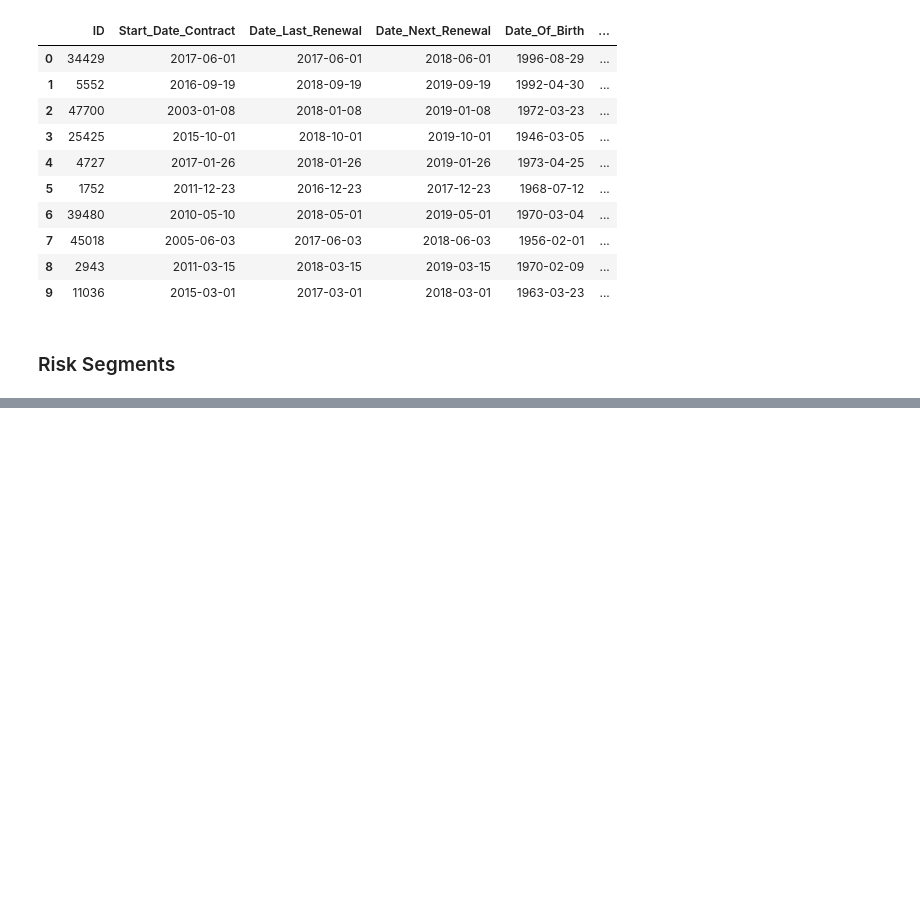
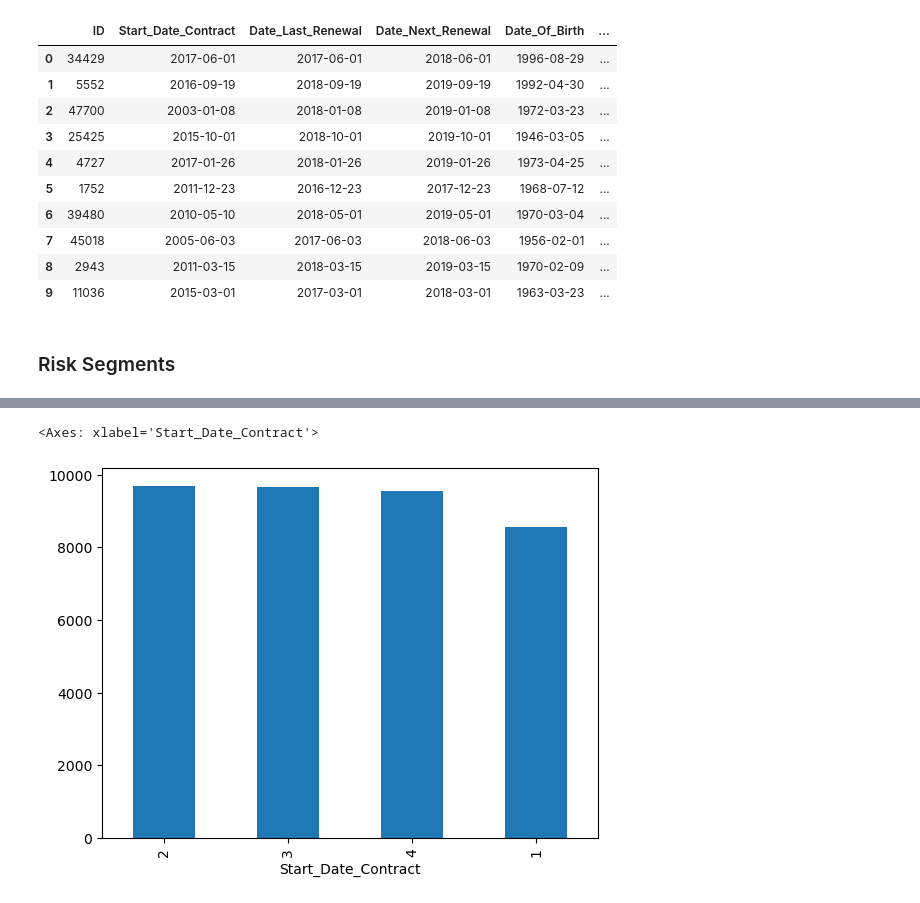
Before and after one commit to vivan-doshi/Insurance_claims, a Jupyter notebook: 02_Exploration_notebook/exploring.ipynb, the cells around one changed output, grey strips where cells are left out. Saved outputs shown, nothing was run; the diff lists cells and outputs as text; code cells hidden in the pictures; blank space fills up the shorter version.

```diff
--- a/02_Exploration_notebook/exploring.ipynb
+++ b/02_Exploration_notebook/exploring.ipynb
@@ -816,0 +828,5 @@ from sklearn.cluster import KMeans
+# %%
+insurance_data['Start_Date_Contract'].dt.quarter.value_counts().plot(kind='bar')
+# %% [output]
+<Axes: xlabel='Start_Date_Contract'>
+[figure, added]
```
Also changed, not shown: parts of 10 cells of this notebook.
